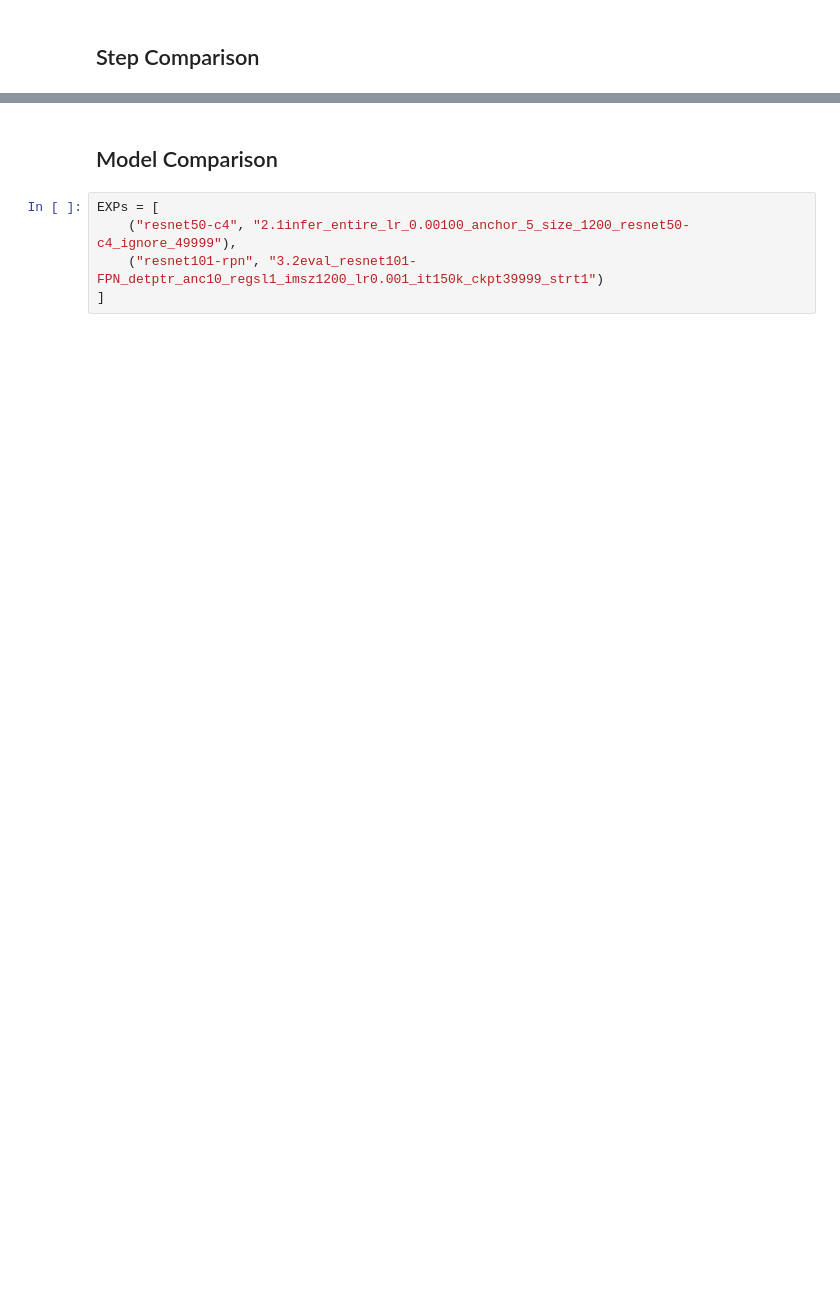
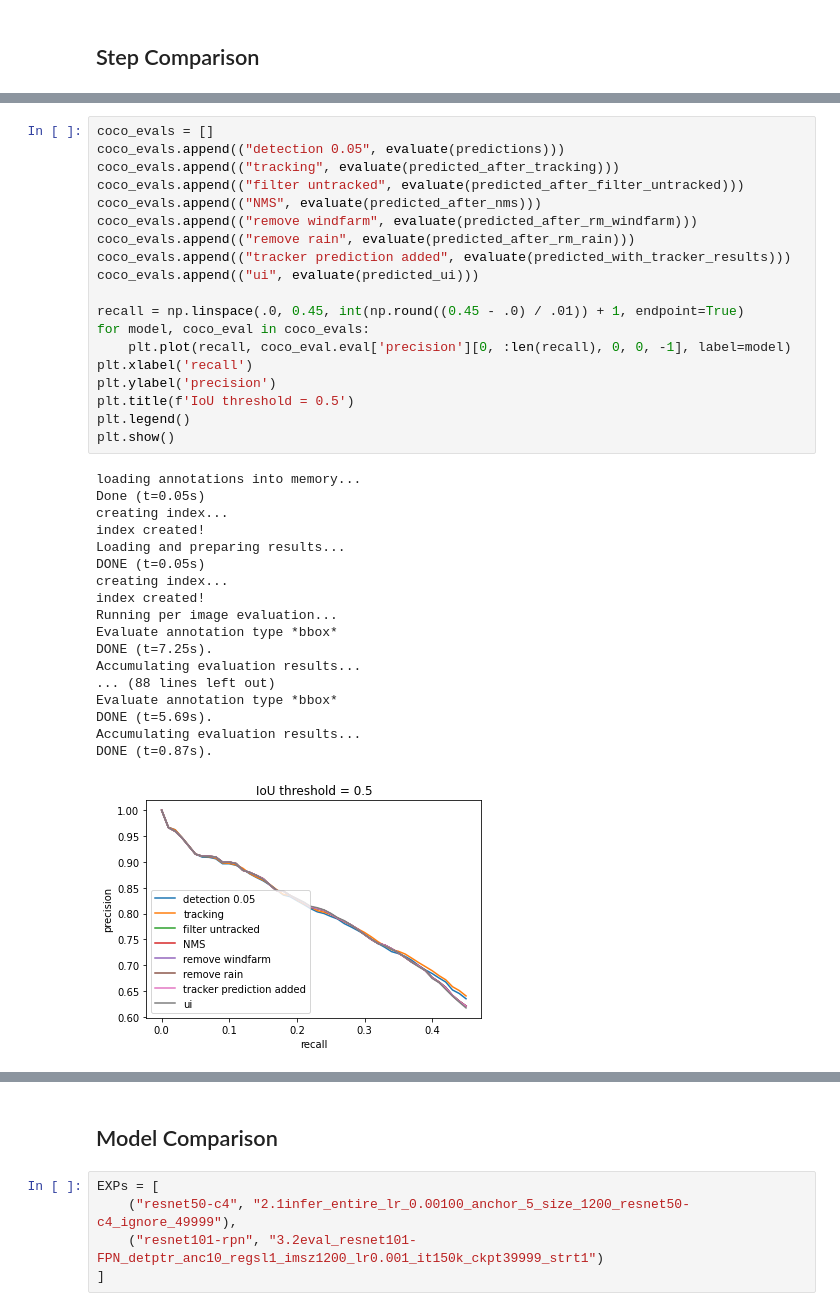
Before and after one commit to tnmygrwl/roost-system, a Jupyter notebook: development/custom_eval/precision_recall_curve.ipynb, the cells around one changed output, grey strips where cells are left out. Saved outputs shown, nothing was run; the diff lists cells and outputs as text; blank space fills up the shorter version.

```diff
--- a/development/custom_eval/precision_recall_curve.ipynb
+++ b/development/custom_eval/precision_recall_curve.ipynb
@@ -106,0 +307,38 @@ coco_evals.append(("tracking", evaluate(predictions)))
+# %%
+coco_evals = []
+coco_evals.append(("detection 0.05", evaluate(predictions)))
+coco_evals.append(("tracking", evaluate(predicted_after_tracking)))
+coco_evals.append(("filter untracked", evaluate(predicted_after_filter_untracked)))
+coco_evals.append(("NMS", evaluate(predicted_after_nms)))
+coco_evals.append(("remove windfarm", evaluate(predicted_after_rm_windfarm)))
+coco_evals.append(("remove rain", evaluate(predicted_after_rm_rain)))
+coco_evals.append(("tracker prediction added", evaluate(predicted_with_tracker_results)))
+coco_evals.append(("ui", evaluate(predicted_ui)))
+
+recall = np.linspace(.0, 0.45, int(np.round((0.45 - .0) / .01)) + 1, endpoint=True)
+for model, coco_eval in coco_evals:
+    plt.plot(recall, coco_eval.eval['precision'][0, :len(recall), 0, 0, -1], label=model)
+plt.xlabel('recall')
+plt.ylabel('precision')
+plt.title(f'IoU threshold = 0.5')
+plt.legend()
+plt.show()
+# %% [output]
+loading annotations into memory...
+Done (t=0.05s)
+creating index...
+index created!
+Loading and preparing results...
+DONE (t=0.05s)
+creating index...
+index created!
+Running per image evaluation...
+Evaluate annotation type *bbox*
+DONE (t=7.25s).
+Accumulating evaluation results...
+... (88 lines left out)
+Evaluate annotation type *bbox*
+DONE (t=5.69s).
+Accumulating evaluation results...
+DONE (t=0.87s).
+[figure, added]
```
Also changed, not shown: parts of 37 cells of this notebook, 6 other files.
